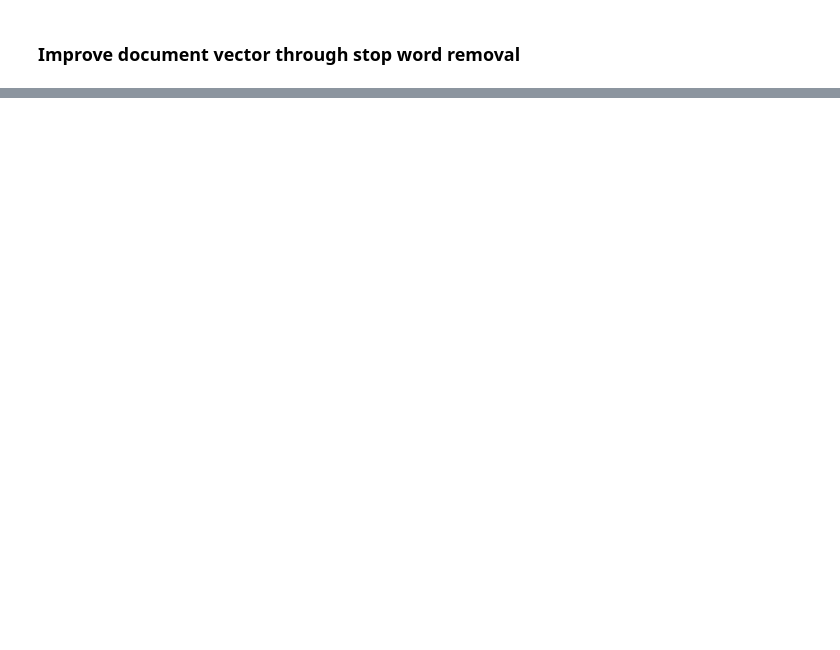
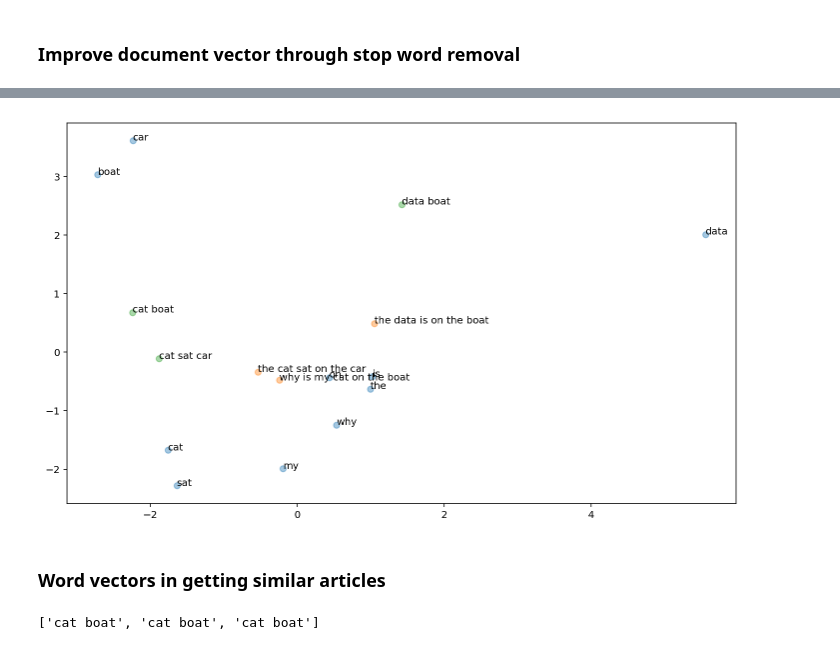
Before and after one commit to stephaniejychan/nlp-using-word-vectors, a Jupyter notebook: NLP using Word Vectors.ipynb, the cells around one changed output, grey strips where cells are left out. Saved outputs shown, nothing was run; the diff lists cells and outputs as text; code cells hidden in the pictures; blank space fills up the shorter version.

```diff
--- a/NLP using Word Vectors.ipynb
+++ b/NLP using Word Vectors.ipynb
@@ -87,0 +118,3 @@ plt.show()
+# %%
+def remove_stop_words(text):
+    return ' '.join([word for word in text.split(' ') if word not in STOP_WORDS])
@@ -87,0 +138,18 @@ plt.show()
+# %%
+plt.figure(figsize=(12,7))
+
+plot_text_vectors(word_labels, word_vectors_2)
+
+plot_text_vectors(text_data, doc_vectors_2)
+
+plot_text_vectors(text_wo_stop_words, text_wo_stop_words_vectors_2)
+
+plt.show()
+# %% [output]
+[figure, added]
+# %% [markdown]
+### Word vectors in getting similar articles
+# %%
+text_wo_stop_words
+# %% [output]
+['cat boat', 'cat boat', 'cat boat']
```
Also changed, not shown: parts of 19 cells of this notebook.
